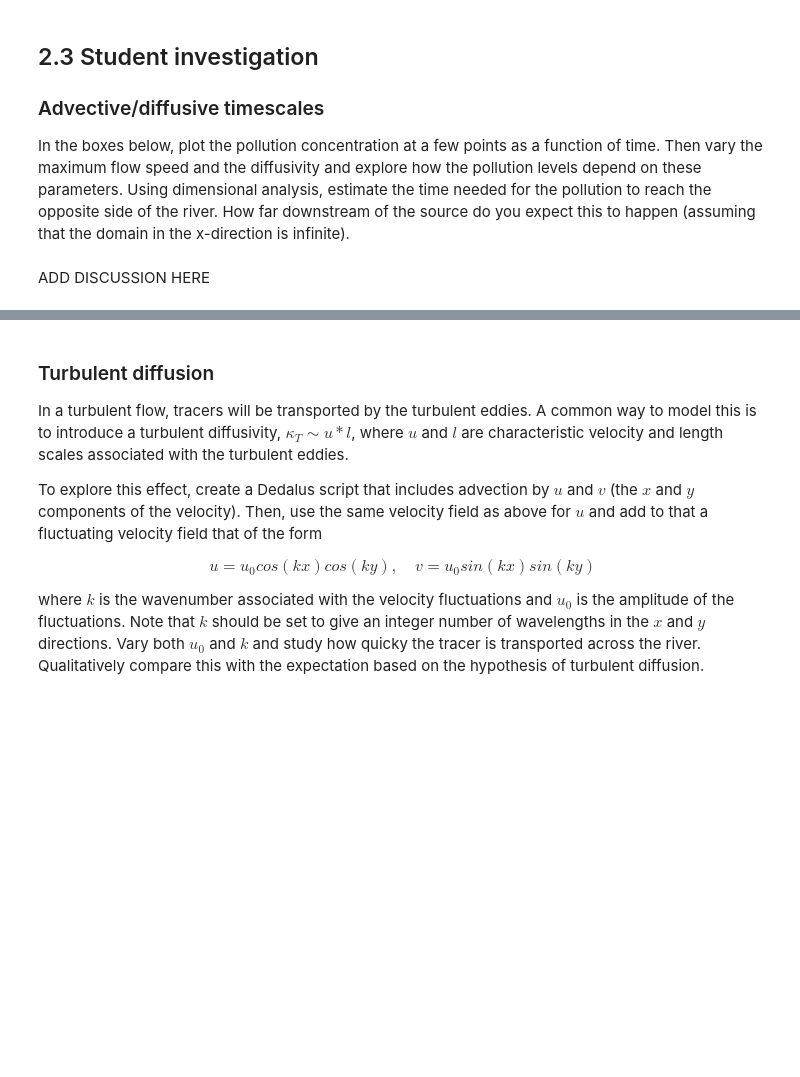
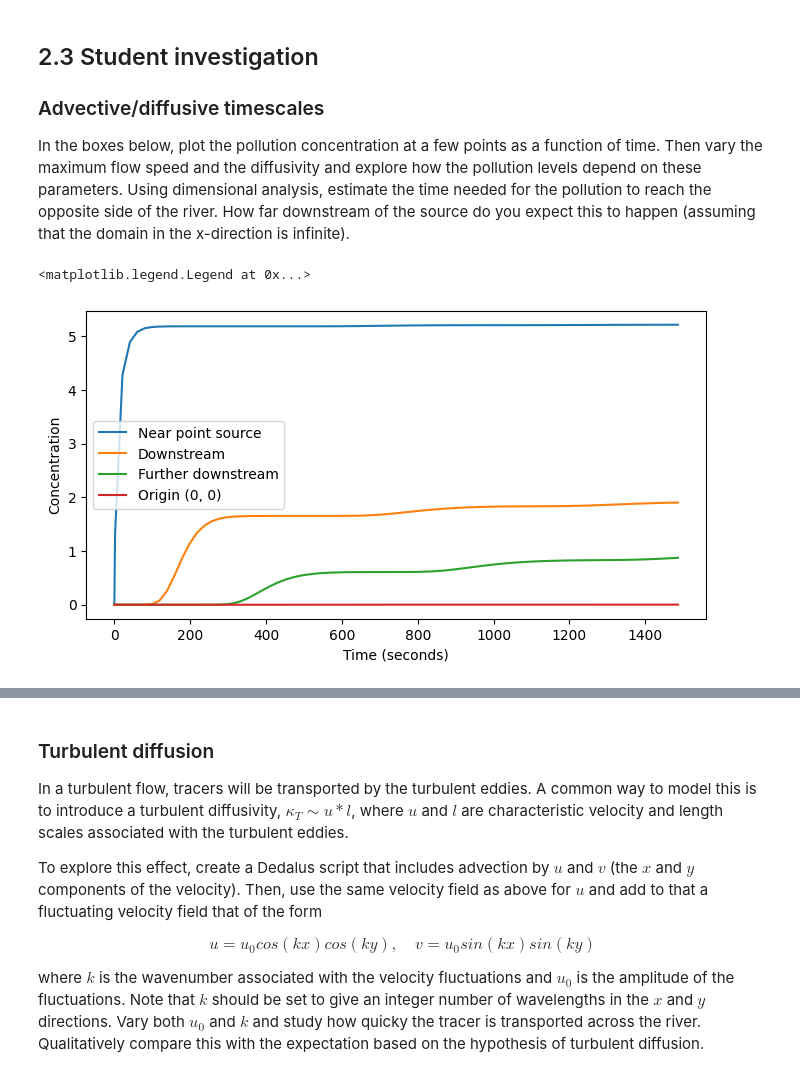
Before and after one commit to OscarHorstrup/QCES_0311K, a Jupyter notebook: Project2_transport.ipynb, the cells around one changed output, grey strips where cells are left out. Drawn from its saved outputs; the diff is of its cells as text; code cells hidden in the pictures; blank space fills up the shorter version.

```diff
--- a/Project2_transport.ipynb
+++ b/Project2_transport.ipynb
@@ -806,2 +804,21 @@ In the boxes below, plot the pollution concentration at a few points as a functi
-# %% [markdown]
-ADD DISCUSSION HERE
+# %%
+# ADD YOUR CODE HERE
+#Note: there are 78 time steps, 256 positions in x and 32 positions in y
+
+#Grabbing a few points to look at, guessing at position based on index
+point1 = c_save[:,50,2] #near the point source
+point2 = c_save[:,100,8] #a bit downstream from the source
+point3 = c_save[:,200,12] #a bit further downstream from the source
+origin = c_save[:,0,0] #origin (control)
+
+fig, ax = plt.subplots(figsize=(8,4))
+ax.plot(t_save, point1, label='Near point source')
+ax.plot(t_save, point2, label='Downstream')
+ax.plot(t_save, point3, label='Further downstream')
+ax.plot(t_save, origin, label='Origin (0, 0)')
+ax.set_xlabel('Time (seconds)')
+ax.set_ylabel('Concentration')
+ax.legend()
+# %% [output]
+<matplotlib.legend.Legend at 0x...>
+[figure, added]
```
Also changed, not shown: parts of 7 cells of this notebook.
